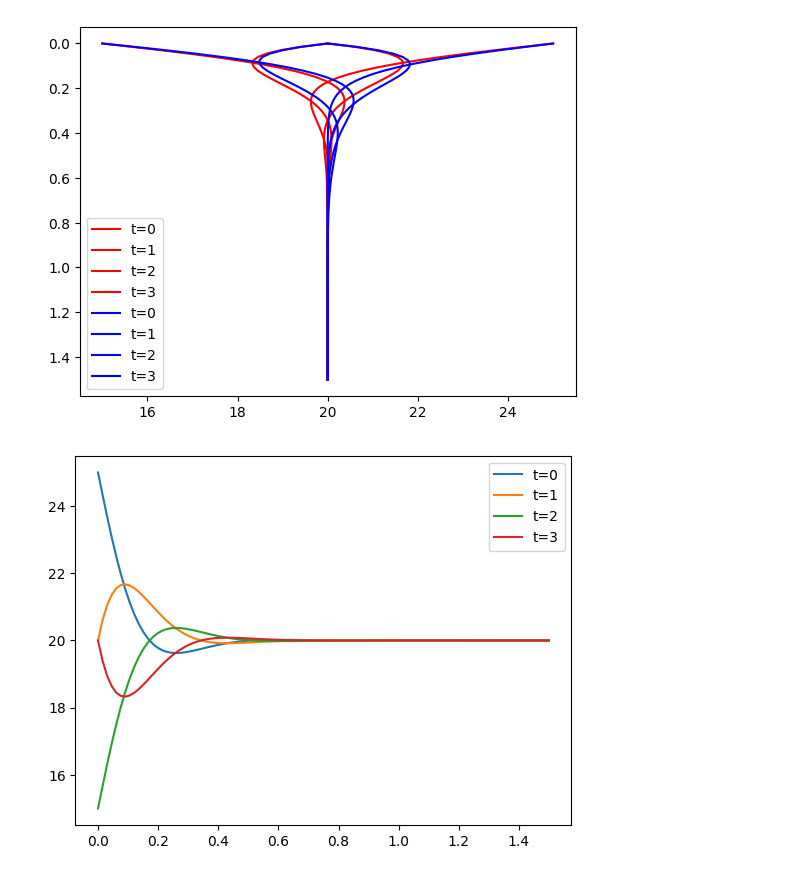
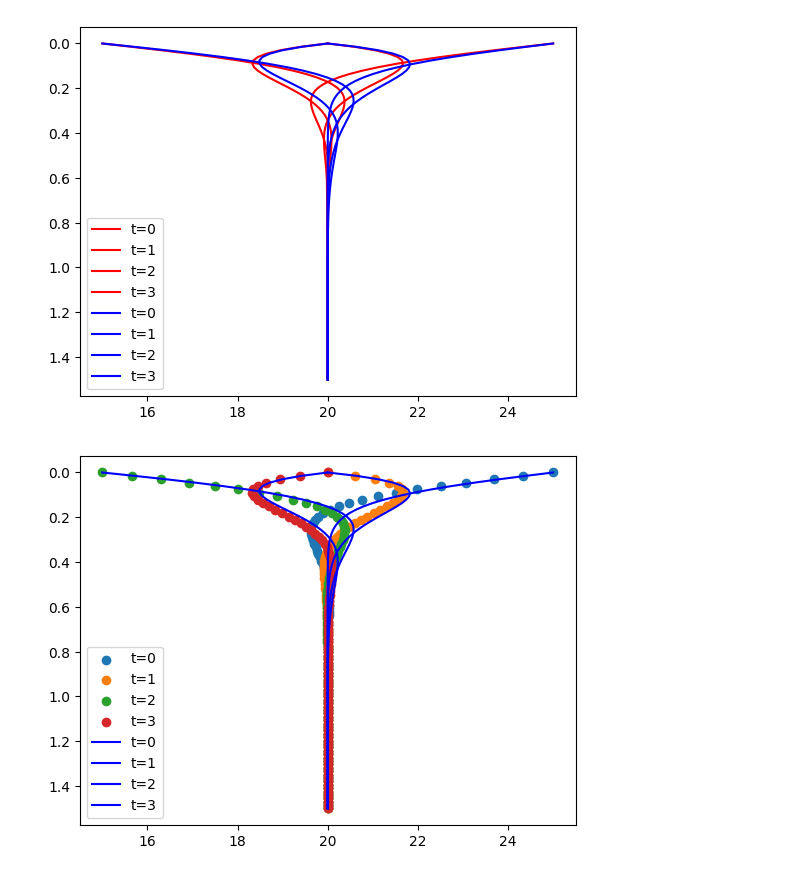
Before and after one commit to mjunaid31/project, a Jupyter notebook: plasmatrial.ipynb, the cells around one changed output. Drawn from its saved outputs; the diff is of its cells as text; code cells hidden in the pictures.

```diff
--- a/plasmatrial.ipynb
+++ b/plasmatrial.ipynb
@@ -183,17 +175,25 @@ plt.show()
 # %% [output]
 [figure]
 # %%
+zz=np.linspace(0,1.5,100)
+
+complot=[soln[5000],soln[10000],soln[15000],soln[20000]]
+
+plotanlyt=[Tfnn(zz,(6*3600)),Tfn(zz,(12*3600)),Tfn(zz,(18*3600)),Tfn(zz,(24*3600))]
+
+#plt.figure(8,10)
+
 for i in range(len(plotanlyt)):
-    plt.plot(zz,plotanlyt[i],label=f't={i}')
+    plt.scatter(plotanlyt[i],zz,label=f't={i}')
 
-# for j in range(len(complot)):
-#     #print(complot[j])
-#     plt.plot(z,complot[j],color="Blue",label=f't={j}')
+for j in range(len(complot)):
+    #print(complot[j])
+    plt.plot(complot[j],z,color="Blue",label=f't={j}')
 
 # for i in range(len(plotanlyt)):
 #     plt.scatter(z,plotanlyt[i],label=f't={i}')
-
+plt.gca().invert_yaxis()
 plt.legend()
 plt.show()
 # %% [output]
-[figure, old version]
+[figure, new version]
```
Also changed, not shown: parts of 2 cells of this notebook, 2 other files.
